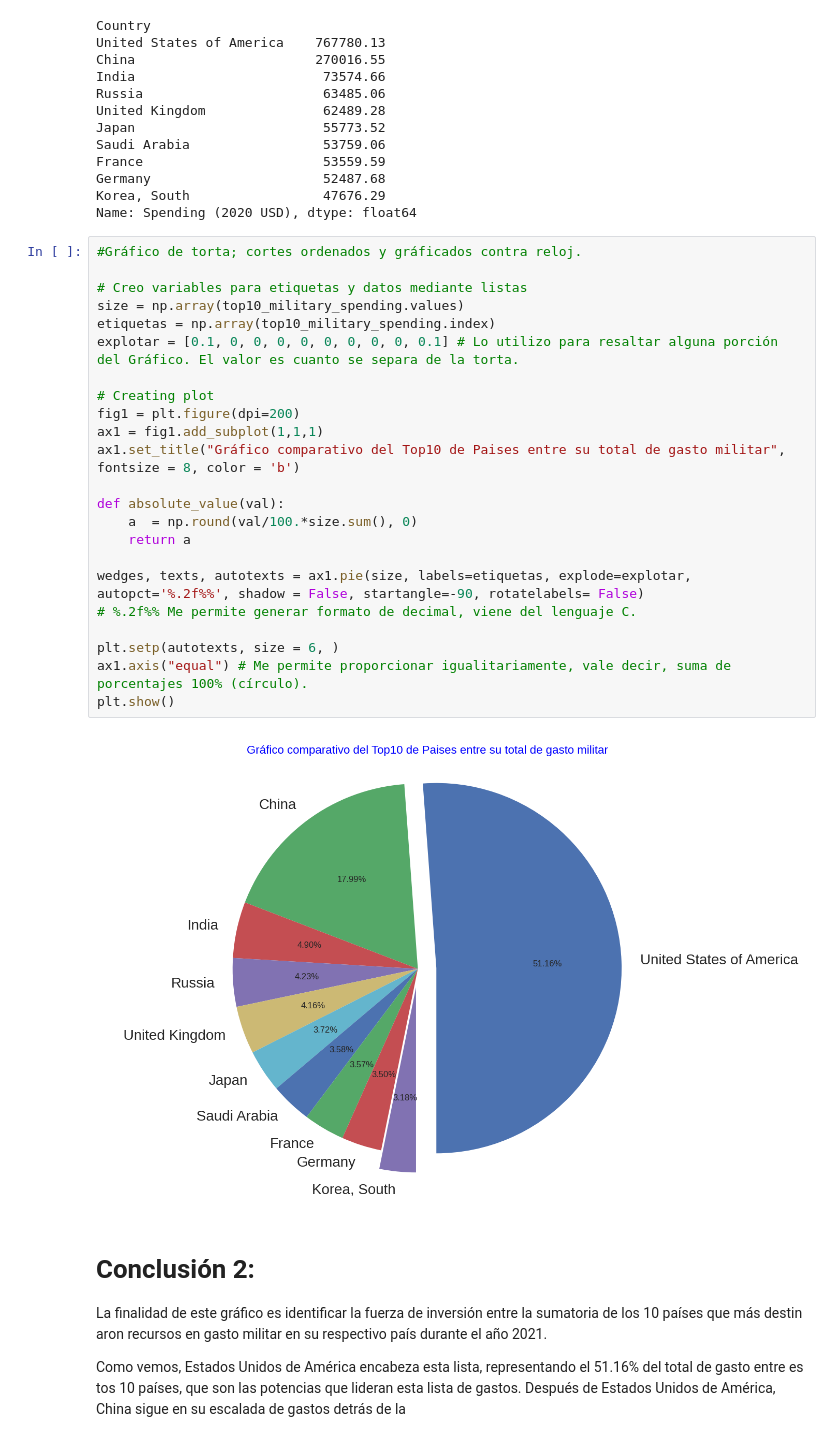
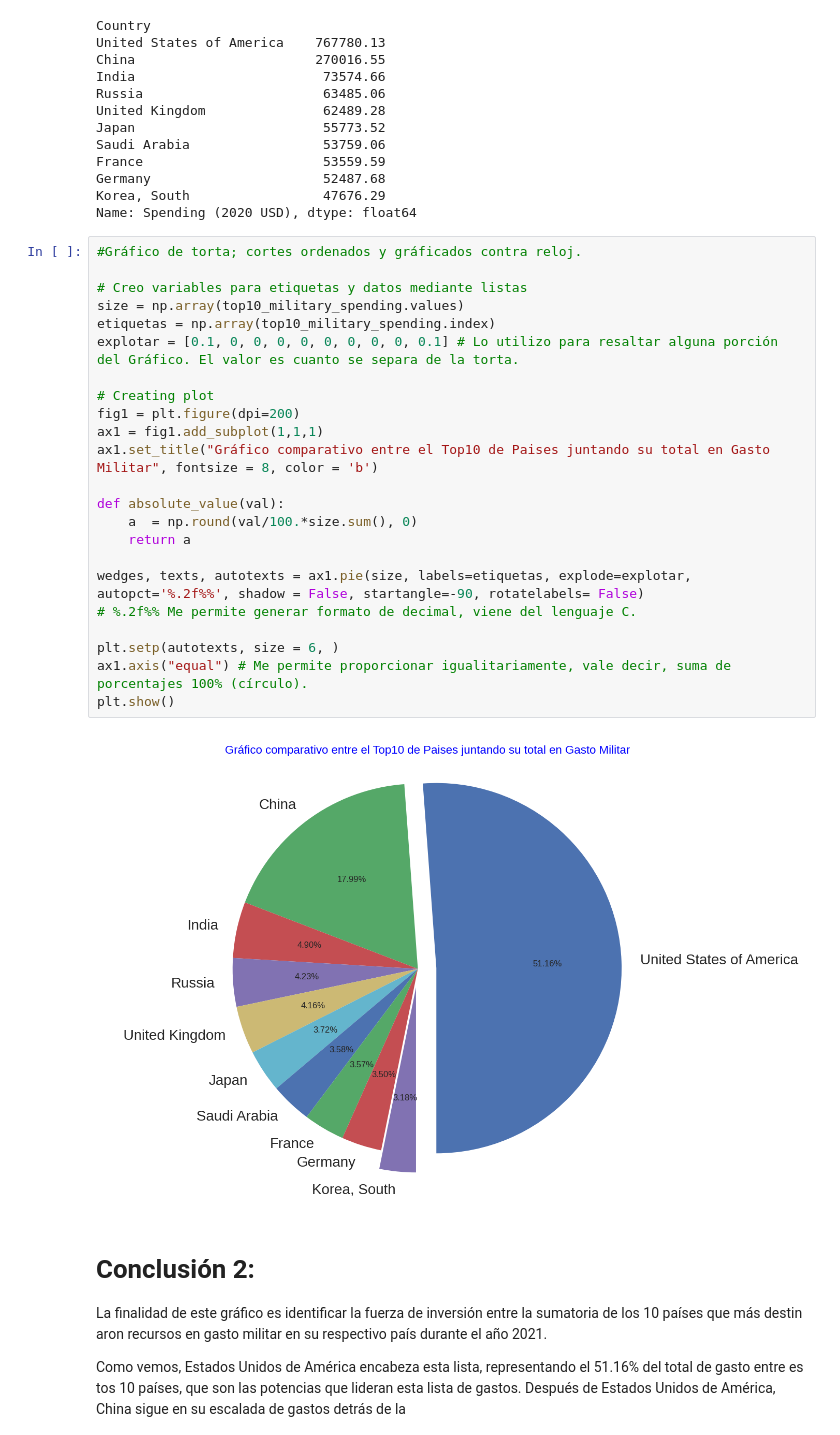
Before and after one commit to jcardonamde/TopCountriesMilitarySpending, a Jupyter notebook: 02_Ejercicio_visualización_de_datos(práctica).ipynb, the cells around one changed output. Drawn from its saved outputs; the diff is of its cells as text.

```diff
--- a/02_Ejercicio_visualización_de_datos(práctica).ipynb
+++ b/02_Ejercicio_visualización_de_datos(práctica).ipynb
@@ -244,28 +248,28 @@ Name: Spending (2020 USD), dtype: float64
 # %%
 #Gráfico de torta; cortes ordenados y gráficados contra reloj.
 
 # Creo variables para etiquetas y datos mediante listas
 size = np.array(top10_military_spending.values)
 etiquetas = np.array(top10_military_spending.index)
 explotar = [0.1, 0, 0, 0, 0, 0, 0, 0, 0, 0.1] # Lo utilizo para resaltar alguna porción del Gráfico. El valor es cuanto se separa de la torta.
 
 # Creating plot
 fig1 = plt.figure(dpi=200)
 ax1 = fig1.add_subplot(1,1,1)
-ax1.set_title("Gráfico comparativo del Top10 de Paises entre su total de gasto militar", fontsize = 8, color = 'b')
+ax1.set_title("Gráfico comparativo entre el Top10 de Paises juntando su total en Gasto Militar", fontsize = 8, color = 'b')
 
 def absolute_value(val):
     a  = np.round(val/100.*size.sum(), 0)
     return a
 
 wedges, texts, autotexts = ax1.pie(size, labels=etiquetas, explode=explotar, autopct='%.2f%%', shadow = False, startangle=-90, rotatelabels= False)
 # %.2f%% Me permite generar formato de decimal, viene del lenguaje C.
 
 plt.setp(autotexts, size = 6, )
 ax1.axis("equal") # Me permite proporcionar igualitariamente, vale decir, suma de porcentajes 100% (círculo).
 plt.show()
 # %% [output]
-[figure, old version]
+[figure, new version]
 # %% [markdown]
 # **Conclusión 2:**
 
```
Also changed, not shown: parts of 1 cell of this notebook.
